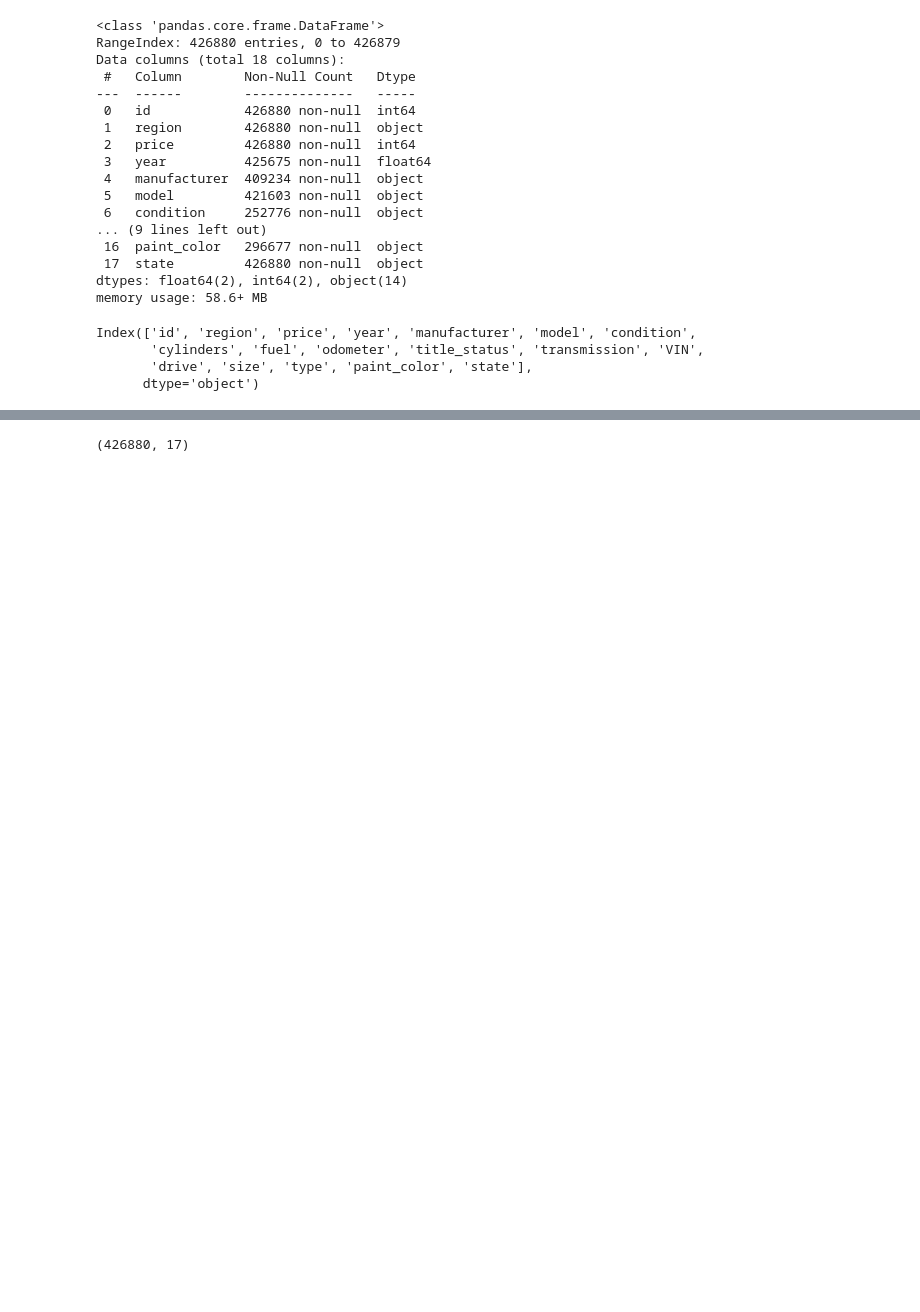
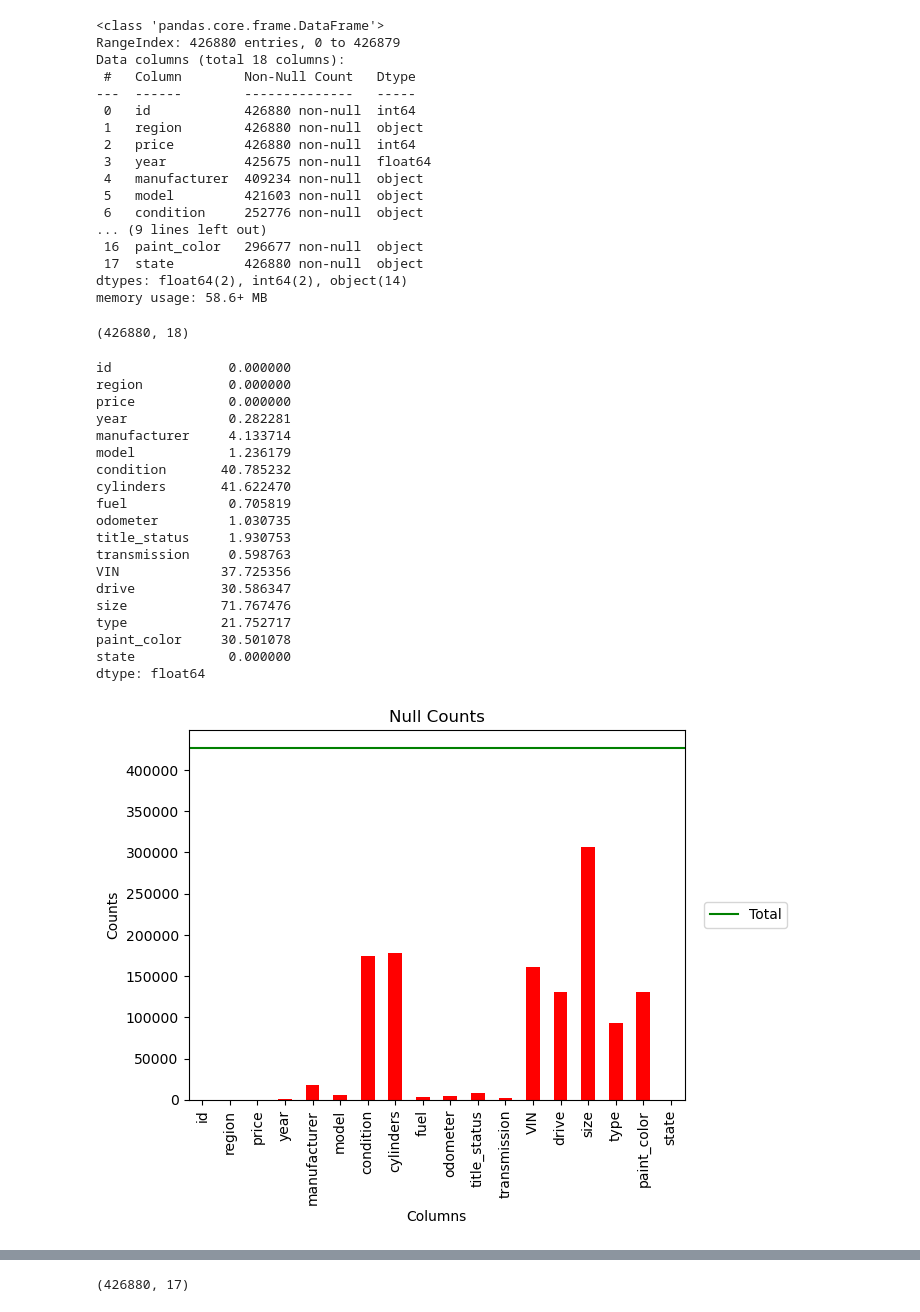
Before and after one commit to ngratzi/car_analysis, a Jupyter notebook: prompt_II.ipynb, the cells around one changed output, grey strips where cells are left out. Saved outputs shown, nothing was run; the diff lists cells and outputs as text; code cells hidden in the pictures; blank space fills up the shorter version.

```diff
--- a/prompt_II.ipynb
+++ b/prompt_II.ipynb
@@ -78,10 +79,38 @@ Data columns (total 18 columns):
  17  state         426880 non-null  object
 dtypes: float64(2), int64(2), object(14)
 memory usage: 58.6+ MB
-# %%
-df.columns
-# %% [output]
-Index(['id', 'region', 'price', 'year', 'manufacturer', 'model', 'condition',
-       'cylinders', 'fuel', 'odometer', 'title_status', 'transmission', 'VIN',
-       'drive', 'size', 'type', 'paint_color', 'state'],
-      dtype='object')
+# %%
+# Shape of dataset
+df.shape
+# %% [output]
+(426880, 18)
+# %%
+df.isnull().sum().plot(kind='bar', color='r')
+plt.axhline(y=df.shape[0], color='g', linestyle='-', label='Total')
+plt.title('Null Counts')
+plt.xlabel('Columns')
+plt.ylabel('Counts')
+plt.legend(bbox_to_anchor=(1.04,0.5), loc="center left", borderaxespad=0)
+
+print(df.isnull().sum() / df.shape[0] * 100)
+# %% [output]
+id               0.000000
+region           0.000000
+price            0.000000
+year             0.282281
+manufacturer     4.133714
+model            1.236179
+condition       40.785232
+cylinders       41.622470
+fuel             0.705819
+odometer         1.030735
+title_status     1.930753
+transmission     0.598763
+VIN             37.725356
+drive           30.586347
+size            71.767476
+type            21.752717
+paint_color     30.501078
+state            0.000000
+dtype: float64
+[figure, added]
```
Also changed, not shown: parts of 15 cells of this notebook.
